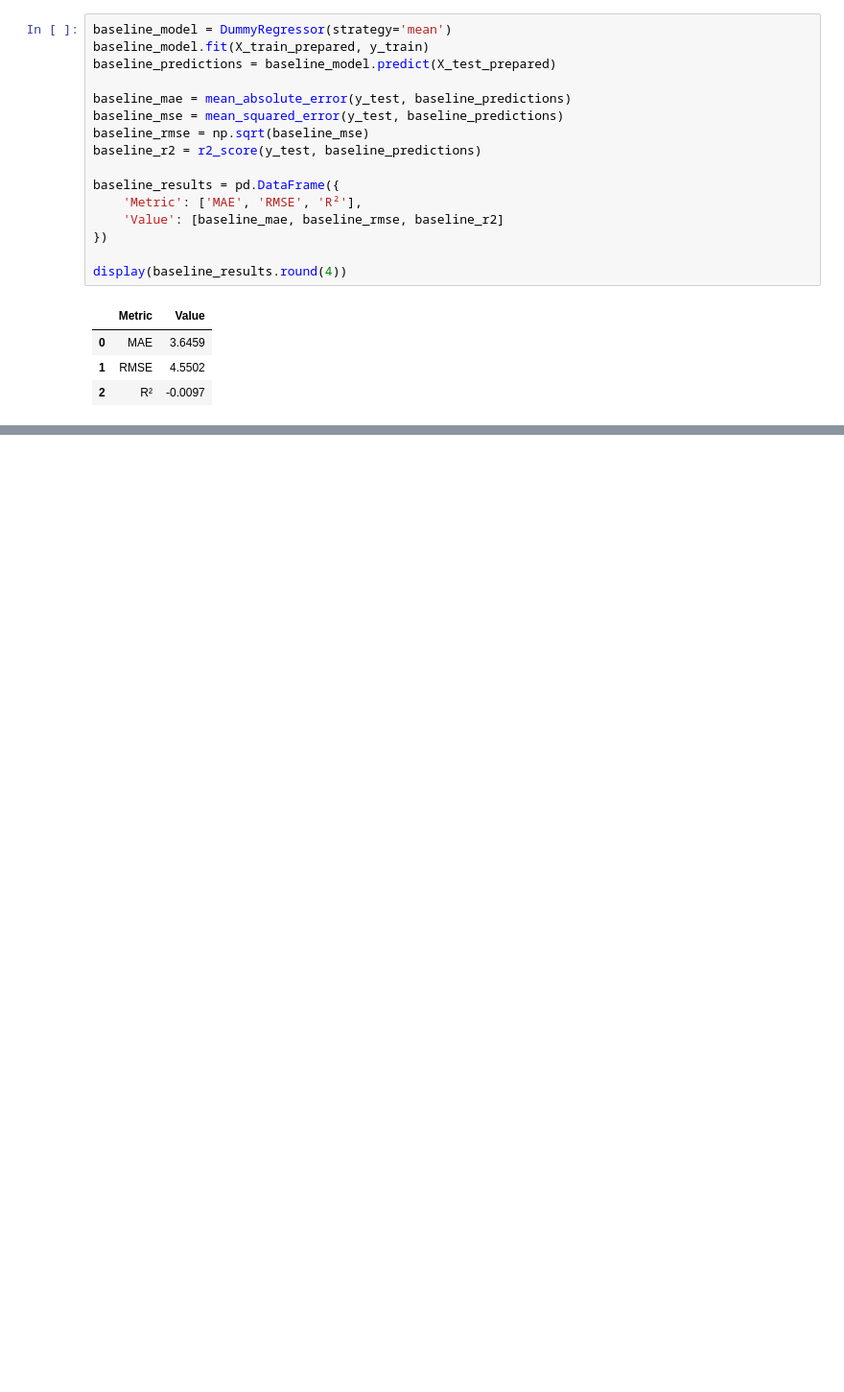
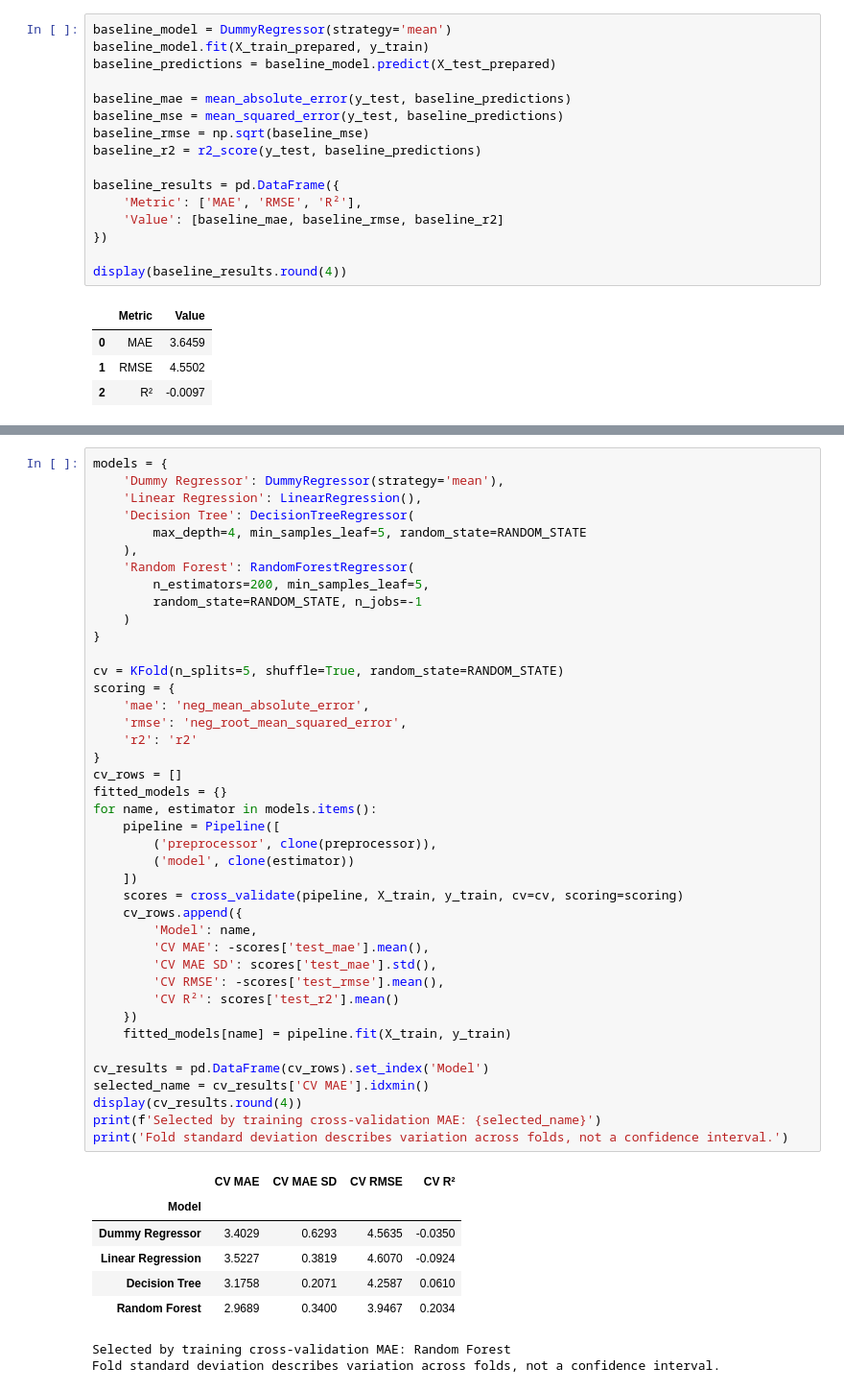
Before and after one commit to ymstack/ct4101-machine_learning, a Jupyter notebook: notebooks/student_performance_ml.ipynb, the cells around one changed output, grey strips where cells are left out. Shown at 96% size. Saved outputs shown, nothing was run; the diff lists cells and outputs as text; blank space fills up the shorter version.

```diff
--- a/notebooks/student_performance_ml.ipynb
+++ b/notebooks/student_performance_ml.ipynb
@@ -274,0 +295,50 @@ On the test set, the baseline has an MAE of **3.6459 grade points**, so its pred
+# %%
+models = {
+    'Dummy Regressor': DummyRegressor(strategy='mean'),
+    'Linear Regression': LinearRegression(),
+    'Decision Tree': DecisionTreeRegressor(
+        max_depth=4, min_samples_leaf=5, random_state=RANDOM_STATE
+    ),
+    'Random Forest': RandomForestRegressor(
+        n_estimators=200, min_samples_leaf=5,
+        random_state=RANDOM_STATE, n_jobs=-1
+    )
+}
+
+cv = KFold(n_splits=5, shuffle=True, random_state=RANDOM_STATE)
+scoring = {
+    'mae': 'neg_mean_absolute_error',
+    'rmse': 'neg_root_mean_squared_error',
+    'r2': 'r2'
+}
+cv_rows = []
+fitted_models = {}
+for name, estimator in models.items():
+    pipeline = Pipeline([
+        ('preprocessor', clone(preprocessor)),
+        ('model', clone(estimator))
+    ])
+    scores = cross_validate(pipeline, X_train, y_train, cv=cv, scoring=scoring)
+    cv_rows.append({
+        'Model': name,
+        'CV MAE': -scores['test_mae'].mean(),
+        'CV MAE SD': scores['test_mae'].std(),
+        'CV RMSE': -scores['test_rmse'].mean(),
+        'CV R²': scores['test_r2'].mean()
+    })
+    fitted_models[name] = pipeline.fit(X_train, y_train)
+
+cv_results = pd.DataFrame(cv_rows).set_index('Model')
+selected_name = cv_results['CV MAE'].idxmin()
+display(cv_results.round(4))
+print(f'Selected by training cross-validation MAE: {selected_name}')
+print('Fold standard deviation describes variation across folds, not a confidence interval.')
+# %% [output]
+|  | CV MAE | CV MAE SD | CV RMSE | CV R² |
+| Model |  |  |  |  |
+| Dummy Regressor | 3.4029 | 0.6293 | 4.5635 | -0.0350 |
+| Linear Regression | 3.5227 | 0.3819 | 4.6070 | -0.0924 |
+| Decision Tree | 3.1758 | 0.2071 | 4.2587 | 0.0610 |
+| Random Forest | 2.9689 | 0.3400 | 3.9467 | 0.2034 |
+Selected by training cross-validation MAE: Random Forest
+Fold standard deviation describes variation across folds, not a confidence interval.
```
Also changed, not shown: parts of 15 cells of this notebook, 2 other files.
